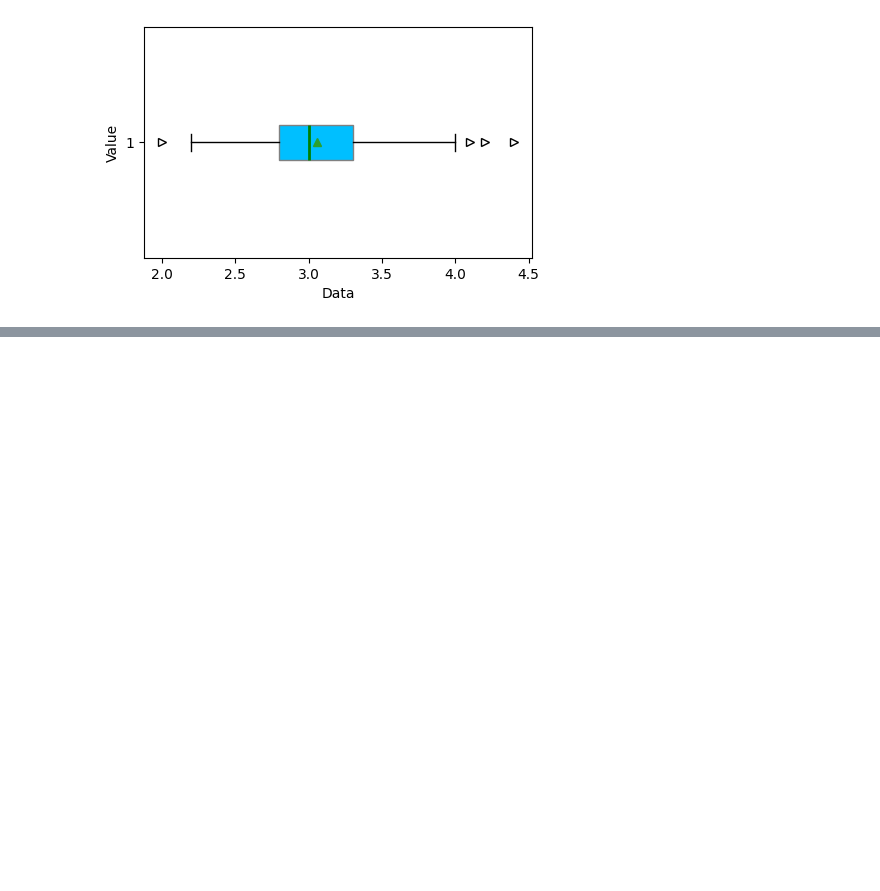
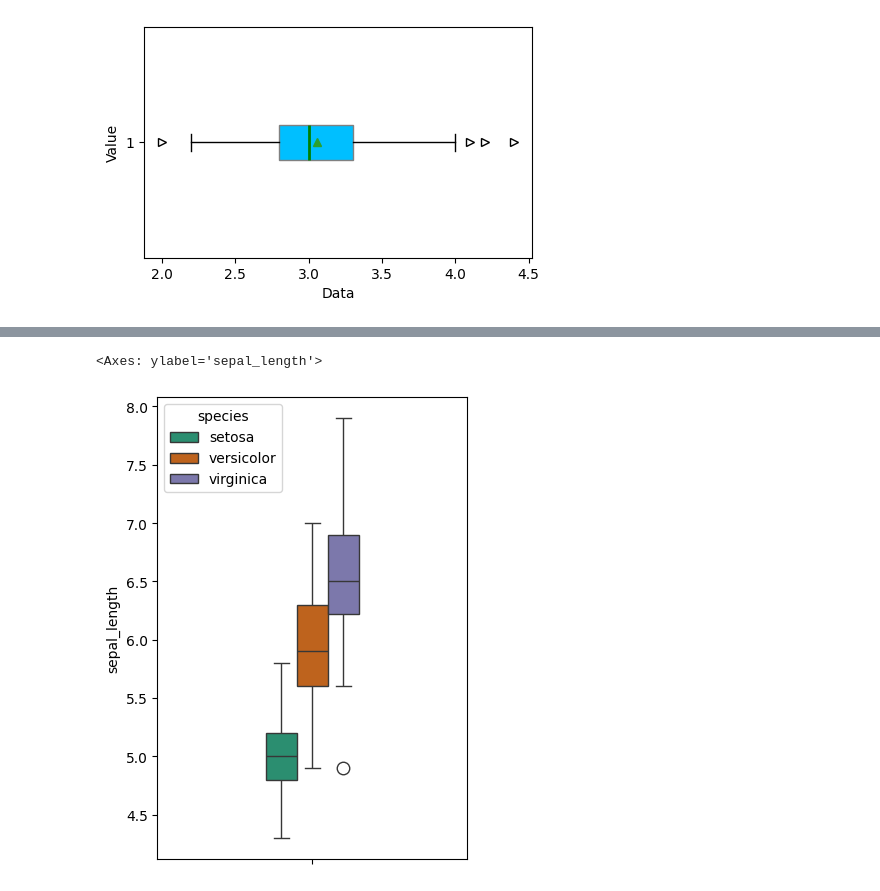
Before and after one commit to Md-Maruf-1727/LearningPractices, a Jupyter notebook: Vizualization/Vizualization1.ipynb, the cells around one changed output, grey strips where cells are left out. Cells and saved outputs as stored; diff of their text form; code cells hidden in the pictures; blank space fills up the shorter version.

```diff
--- a/Vizualization/Vizualization1.ipynb
+++ b/Vizualization/Vizualization1.ipynb
@@ -265,0 +268,11 @@ plt.show()
+# %%
+# boxplot width with seaborn
+plt.figure(figsize=(4,6))
+sns.boxplot(data=mainiris_data, y='sepal_length',
+            hue='species',
+            palette='Dark2',
+            fliersize=9,
+            width=0.3)
+# %% [output]
+<Axes: ylabel='sepal_length'>
+[figure, added]
```
Also changed, not shown: parts of 1 cell of this notebook.
